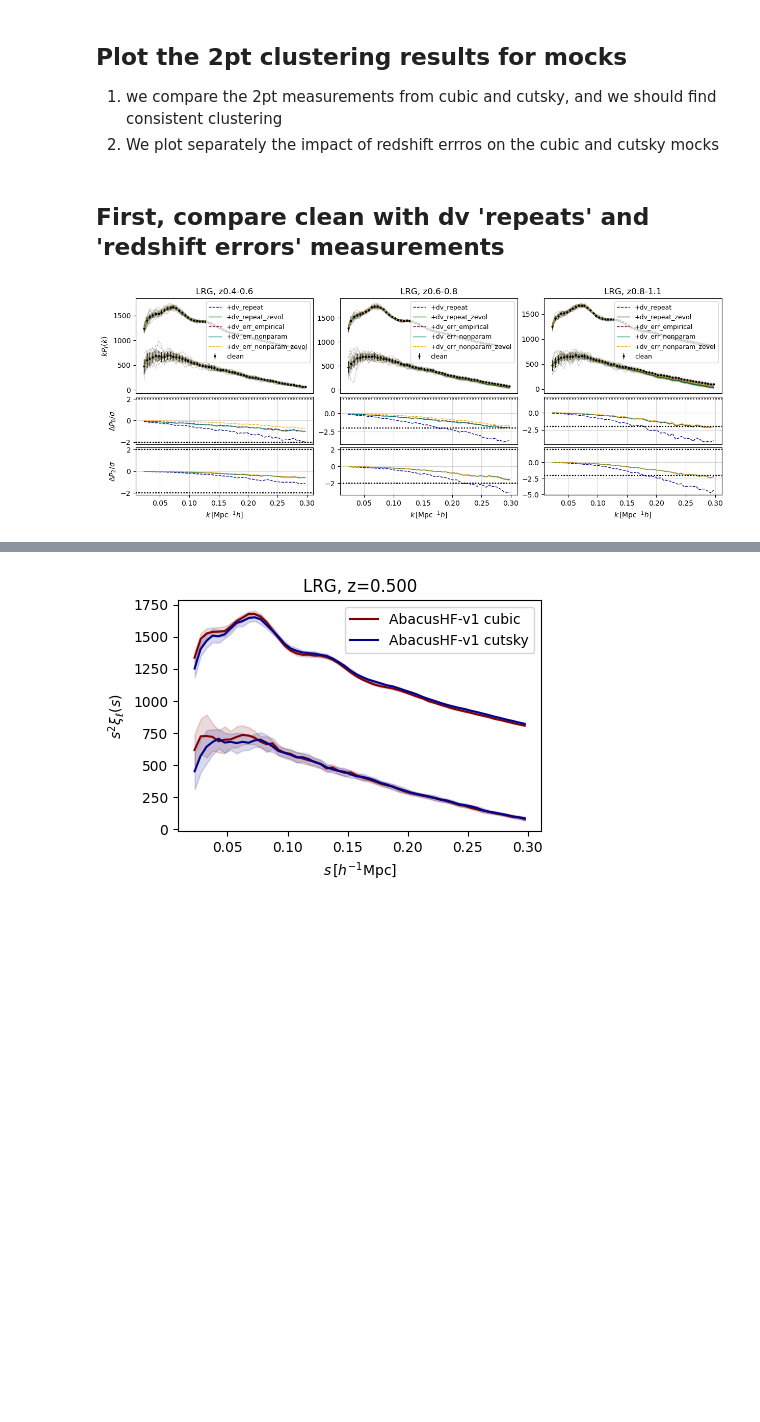
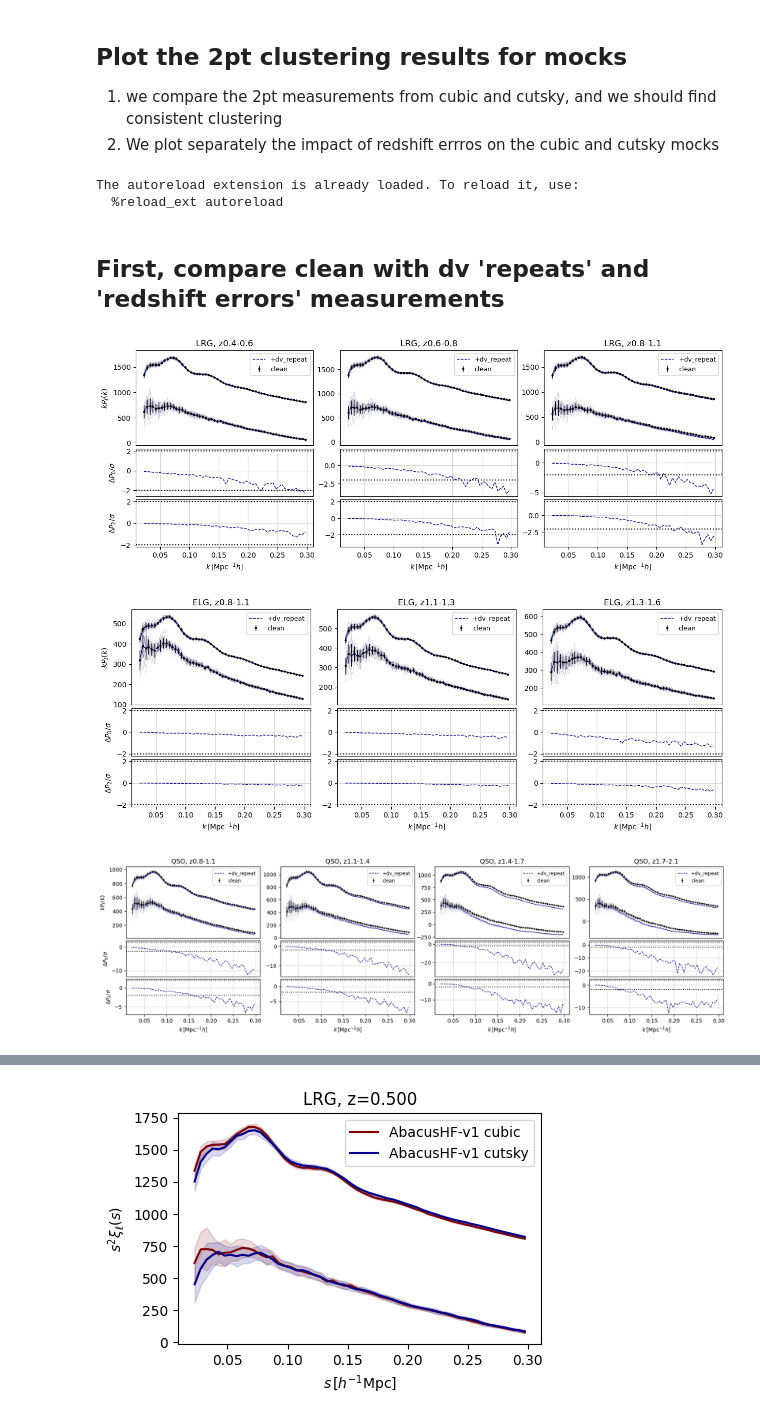
Before and after one commit to ShengyuHE/desi_y3_redshift_errors, a Jupyter notebook: main/clustering/notebooks/plot_2pt.ipynb, the cells around one changed output, grey strips where cells are left out. Saved outputs shown, nothing was run; the diff lists cells and outputs as text; code cells hidden in the pictures; blank space fills up the shorter version.

```diff
--- a/main/clustering/notebooks/plot_2pt.ipynb
+++ b/main/clustering/notebooks/plot_2pt.ipynb
@@ -6,6 +6,8 @@
 # %%
 import os
 os.environ["MPICH_GPU_SUPPORT_ENABLED"] = "0"
+os.environ["JAX_PLATFORMS"] = "cpu"
+os.environ["JAX_PLATFORM_NAME"] = "cpu"
 import sys
 import random
 import numpy as np
@@ -27,7 +29,7 @@ from helper import GET_REDSHIFT_SET
 from cat_tools import read_positions_weights, get_measurement_fn, _parse_zerr_name
 from dv_tools import get_repeats_dv, get_cthr
 
-from fitting_tools import load_bins, read_data_from_fn
+from fit_tools import load_bins, read_data_from_fn
 from plotting_tools import COLOR_OVERALL, TPS_LABELS
 %load_ext autoreload
 %autoreload 2
@@ -41,16 +43,19 @@ def zfmt(x):
     return f"{x:.3f}".replace(".", "p")
 
 cosmo = DESI()
+# %% [output]
+The autoreload extension is already loaded. To reload it, use:
+  %reload_ext autoreload
 # %% [markdown]
 ## First, compare clean with dv 'repeats' and 'redshift errors' measurements
 # %%
 # for two point statistics
 corrs = ['mesh2'] # xi, pk, mpslog, wplog, mesh2
-domain = 'altmtl' # cubic, altmtl
+domain = 'cubic' # cubic, altmtl
 version = 'AbacusHF-v2'
-tracers = ['BGS', 'LRG', 'ELG', 'QSO'][1:2]
-zerrs =  ['False', 'repeat', 'repeat_zevol', 'verr_empirical', 'verr_nonparam', 'verr_nonparam_zevol']
-# zerrs =  ['False', 'verr_nonparam', 'verr_nonparam_zevol'][:1]
+tracers = ['BGS', 'LRG', 'ELG', 'QSO'][1:]
+# zerrs =  ['False', 'repeat', 'repeat_zevol', 'verr_empirical', 'verr_nonparam', 'verr_nonparam_zevol']
+zerrs =  ['False', 'verr_nonparam']
 
 ZSNAPS, ZRANGES = GET_REDSHIFT_SET(version, domain)
 lenz = len(ZRANGES)
@@ -66,11 +71,13 @@ for corr in corrs:
         gs = gridspec.GridSpec(3, lenz, wspace=0.15, hspace= 0.05, height_ratios=[2,1,1])
         for indz, zsnap, zrange in zip(range(lenz), ZSNAPS[tracer][:], ZRANGES[tracer][:]):
             tps_fid_all = []
-            for mock_id in range(300)[:]:
-                fn_fid = get_measurement_fn(version='holi-v3', domain=domain, tracer=tracer, zsnap=zsnap, zrange=zrange, mock_id=mock_id, use_dv=False, z_evol=False)
+            for mock_id in range(25)[:]:
+                version = 'AbacusHF-v2'
+                fn_fid = get_measurement_fn(version=version, domain=domain, tracer=tracer, zsnap=zsnap, zrange=zrange, mock_id=mock_id, use_dv=False, z_evol=False)
                 if not os.path.isfile(fn_fid.format("mesh2_spectrum_poles")): continue
                 (s_fid, tps_fid), _ = read_data_from_fn(fn_fid, corr, bin_type='test')
                 tps_fid_all.append(tps_fid)
+            tps_mean_fid = np.atleast_2d(tps_fid_all).mean(axis=0)
             tps_std_fid = np.atleast_2d(tps_fid_all).std(axis=0, ddof=1)
             error_bar = tps_std_fid
             for indv, zerr in enumerate(zerrs):
@@ -99,10 +106,9 @@ for corr in corrs:
                 for ill in range(n_ell):
                     # plot the mean plots
                     if zerr == 'False':
-                        tps_mean_clean = tps_mean
-                        tps_std_clean = error_bar
+                        mean = tps_mean
                         # ax.fill_between(s, s**spow*(tps_mean_fid[ill]-tps_std_fid[ill]),s**spow*(tps_mean_fid[ill]+tps_std_fid[ill]), color=colors[indv], alpha=0.15)
-                        ax_top.errorbar(s, s**spow*tps_mean_clean[ill], yerr=s**spow*tps_std_clean[ill], fmt='o', markersize=2, lw=1, color=colors[indv], label=zerr_labels[zerr] if ill == 0 else None)
+                        ax_top.errorbar(s, s**spow*mean[ill], yerr=s**spow*error_bar[ill], fmt='o', markersize=2, lw=1, color=colors[indv], label=zerr_labels[zerr] if ill == 0 else None)
                     else:
                         ax_top.plot(s, s**spow*tps_mean[ill], color=colors[indv], lw = 1, ls=lss[indv], label=zerr_labels[zerr] if ill == 0 else None)
                     if corr in ['wplog', 'mpslog']:
@@ -113,33 +119,34 @@ for corr in corrs:
                     # ax.set_title(f'{tracer}, z{zrange[0]:.1f}-{zrange[1]:.1f}, snap{zsnap:.2f}')
                     # plot the residual plots
                     if zerr in ['repeat', 'verr_empirical', 'verr_nonparam', 'verr_nonparam_zevol']:
                         if ill == 0:
                             ax_res = plt.subplot(gs[indz+lenz])
                             if indz == 0: ax_res.set_ylabel(TPS_LABELS[corr]['dy0'])
                             if corr == 'wplog':
                                 ax_res.set_xlabel(TPS_LABELS[corr]['x'])
                             ax_res.tick_params(axis="x", which="both", bottom=False, top=False, labelbottom=False)
                         elif ill == 1:
                             ax_res = plt.subplot(gs[indz+lenz*2])
                             ax_res.set_xlabel(TPS_LABELS[corr]['x'])
                             if indz == 0: ax_res.set_ylabel(TPS_LABELS[corr]['dy2'])
                         # ax.plot(s, s**spow*(tps_mean_clean[ill]-tps_mean[ill]), lw=1, color=colors[indv])
                         # continue
                         # err = np.sqrt(tps_std_fid**2 + clean_std[ell]**2)
-                        err = tps_std_clean
-                        ax_res.plot(s, (tps_mean[ill]-tps_mean_clean[ill])/err[ill], lw=1, color=colors[indv], ls=lss[indv])
+                        ax_res.plot(s, (tps_mean[ill]-mean[ill])/error_bar[ill], lw=1, color=colors[indv], ls=lss[indv])
                         # ax.plot(s, s*(tps_mean[ill]-tps_mean_clean[ill]), lw=1, color=colors[indv])
                         for value in [-2,2]:
                             ax_res.axhline(y=value, ls = ':', color='black', lw=1.5)
                         ax_res.grid(alpha=0.5)
                         if corr in ['xi']:
                             ax_res.set_ylim([-7,7])
                         elif corr in ['pk']:
                             ax_res.set_ylim([-10,3])
                             if tracer == 'QSO':
                                 ax_res.set_ylim([-42,5])
                         elif corr in ['wplog', 'mpslog']:
                             ax_res.set_xscale('log')
                             ax_res.set_ylim([-160,160])
 # %% [output]
-[figure, old version]
+[figure, new version]
+[figure, added]
+[figure, added]
```
Also changed, not shown: parts of 6 cells of this notebook, 21 other files.
